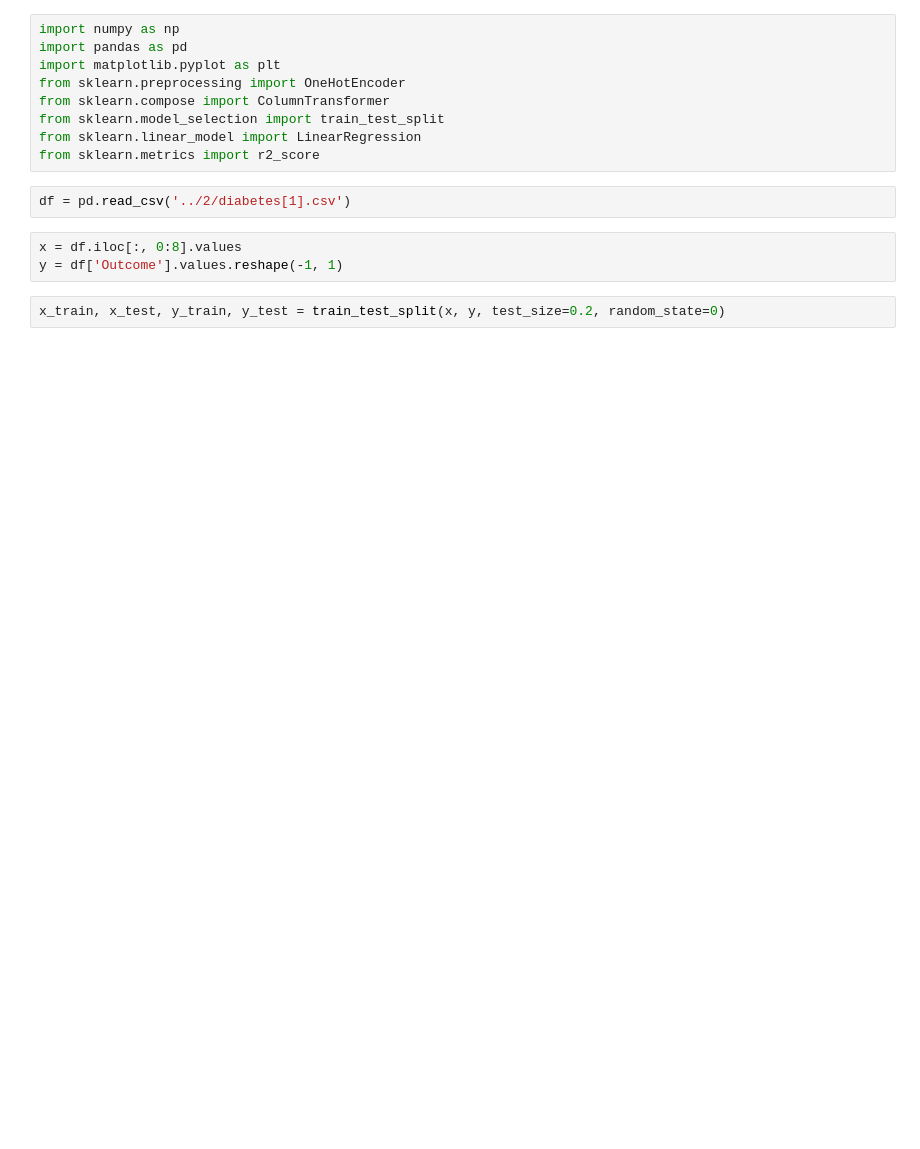
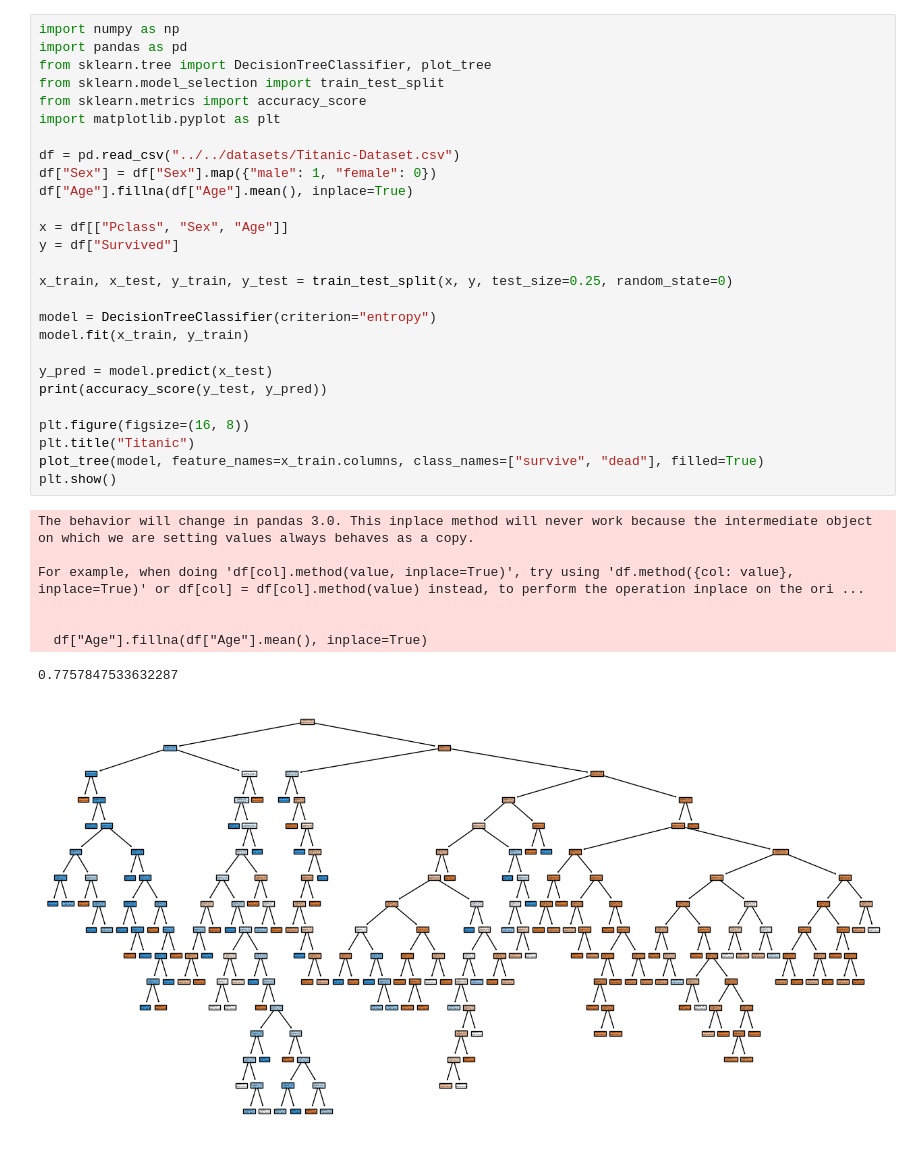
Before and after one commit to Moeinsiami/ml-mft, a Jupyter notebook: exercise/7/exercise-7.ipynb, the cells around one changed output. Cells and saved outputs as stored; diff of their text form; blank space fills up the shorter version.

Commit message:
DecisionTreeClassifier titanic dataset

```diff
--- a/exercise/7/exercise-7.ipynb
+++ b/exercise/7/exercise-7.ipynb
@@ -1,16 +1,36 @@
-# %%
-import numpy as np
-import pandas as pd
-import matplotlib.pyplot as plt
-from sklearn.preprocessing import OneHotEncoder
-from sklearn.compose import ColumnTransformer
-from sklearn.model_selection import train_test_split
-from sklearn.linear_model import LinearRegression
-from sklearn.metrics import r2_score
-# %%
-df = pd.read_csv('../2/diabetes[1].csv')
-# %%
-x = df.iloc[:, 0:8].values
-y = df['Outcome'].values.reshape(-1, 1)
-# %%
-x_train, x_test, y_train, y_test = train_test_split(x, y, test_size=0.2, random_state=0)
+# %%
+import numpy as np
+import pandas as pd
+from sklearn.tree import DecisionTreeClassifier, plot_tree
+from sklearn.model_selection import train_test_split
+from sklearn.metrics import accuracy_score
+import matplotlib.pyplot as plt
+
+df = pd.read_csv("../../datasets/Titanic-Dataset.csv")
+df["Sex"] = df["Sex"].map({"male": 1, "female": 0})
+df["Age"].fillna(df["Age"].mean(), inplace=True)
+
+x = df[["Pclass", "Sex", "Age"]]
+y = df["Survived"]
+
+x_train, x_test, y_train, y_test = train_test_split(x, y, test_size=0.25, random_state=0)
+
+model = DecisionTreeClassifier(criterion="entropy")
+model.fit(x_train, y_train)
+
+y_pred = model.predict(x_test)
+print(accuracy_score(y_test, y_pred))
+
+plt.figure(figsize=(16, 8))
+plt.title("Titanic")
+plot_tree(model, feature_names=x_train.columns, class_names=["survive", "dead"], filled=True)
+plt.show()
+# %% [output]
+The behavior will change in pandas 3.0. This inplace method will never work because the intermediate object on which we are setting values always behaves as a copy.
+
+For example, when doing 'df[col].method(value, inplace=True)', try using 'df.method({col: value}, inplace=True)' or df[col] = df[col].method(value) instead, to perform the operation inplace on the ori ...
+
+
+  df["Age"].fillna(df["Age"].mean(), inplace=True)
+0.7757847533632287
+[figure, added]
```
